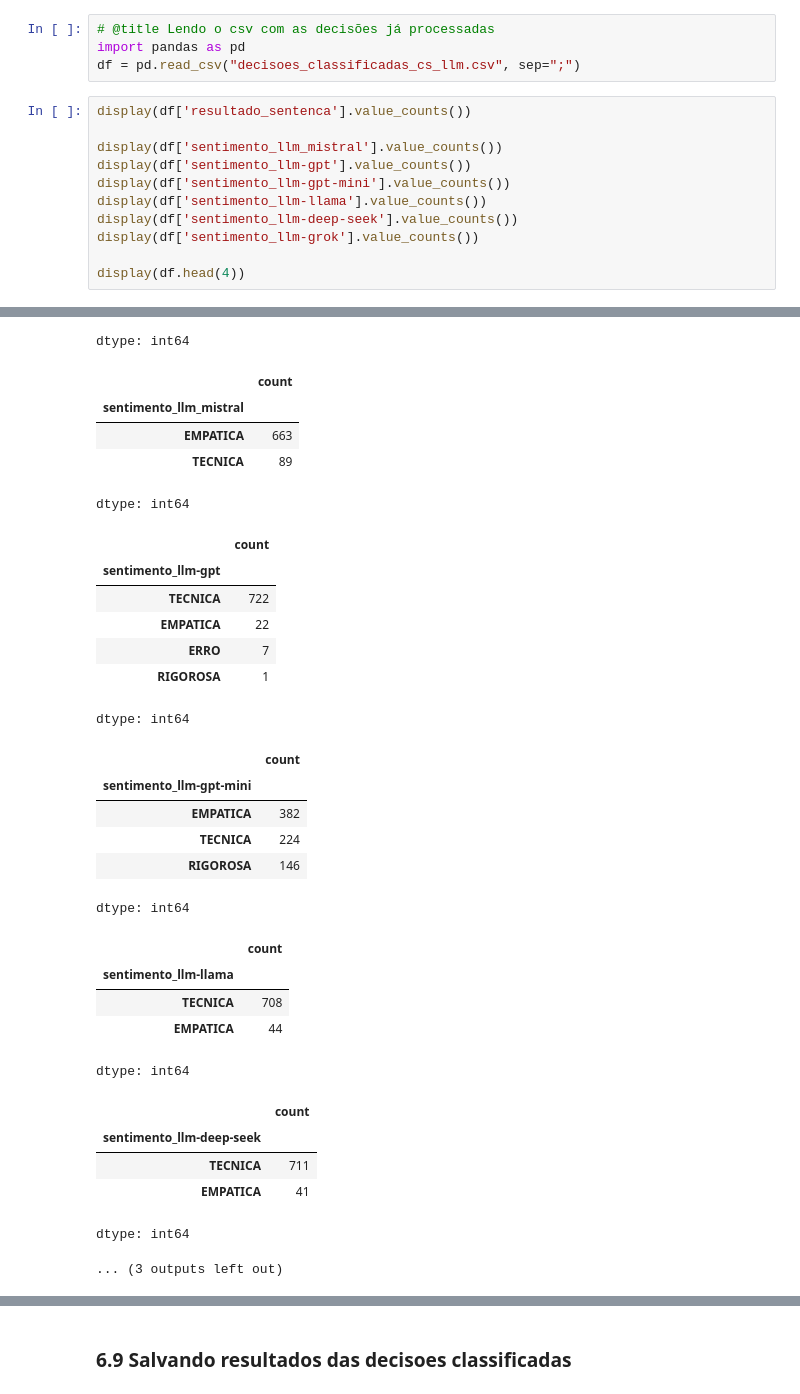
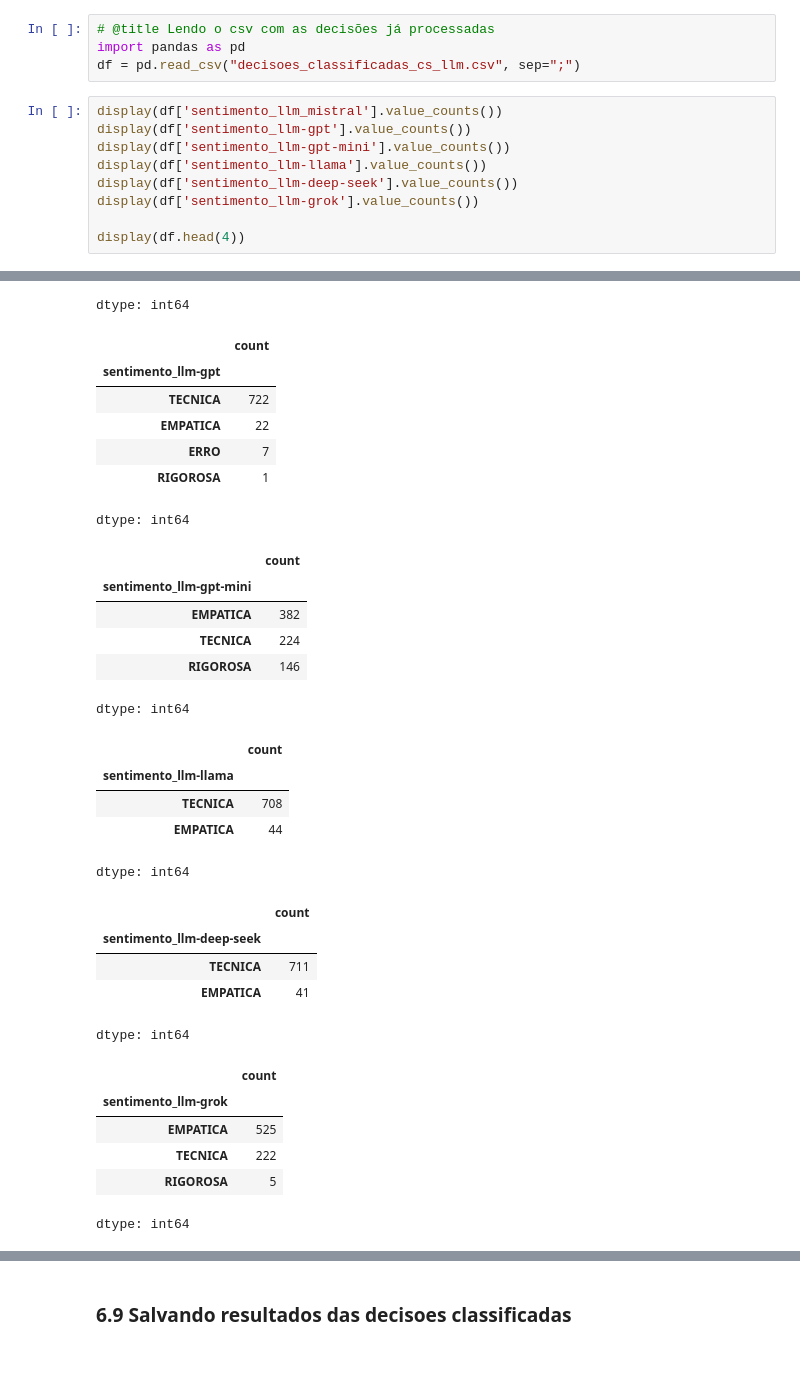
Before and after one commit to GiovanniBrigido/trabalho-final-deep-learning, a Jupyter notebook: Notebook_2_Analises.ipynb, the cells around one changed output, grey strips where cells are left out. Cells and saved outputs as stored; diff of their text form; blank space fills up the shorter version.

```diff
--- a/Notebook_2_Analises.ipynb
+++ b/Notebook_2_Analises.ipynb
@@ -923,8 +1003,6 @@ df["sentimento_llm-grok"] = df.apply(lambda sentiment: classificar_tom(sentiment
 import pandas as pd
 df = pd.read_csv("decisoes_classificadas_cs_llm.csv", sep=";")
 # %%
-display(df['resultado_sentenca'].value_counts())
-
 display(df['sentimento_llm_mistral'].value_counts())
 display(df['sentimento_llm-gpt'].value_counts())
 display(df['sentimento_llm-gpt-mini'].value_counts())
@@ -941,30 +1019,30 @@ display(df.head(4))
 dtype: int64
 |  | count |
-| sentimento_llm_mistral |  |
-| EMPATICA | 663 |
-| TECNICA | 89 |
+| sentimento_llm-gpt |  |
+| TECNICA | 722 |
+| EMPATICA | 22 |
+| ERRO | 7 |
+| RIGOROSA | 1 |
 dtype: int64
 |  | count |
-| sentimento_llm-gpt |  |
-| TECNICA | 722 |
-| EMPATICA | 22 |
-| ERRO | 7 |
-| RIGOROSA | 1 |
+| sentimento_llm-gpt-mini |  |
+| EMPATICA | 382 |
+| TECNICA | 224 |
+| RIGOROSA | 146 |
 dtype: int64
 |  | count |
-| sentimento_llm-gpt-mini |  |
-| EMPATICA | 382 |
-| TECNICA | 224 |
-| RIGOROSA | 146 |
+| sentimento_llm-llama |  |
+| TECNICA | 708 |
+| EMPATICA | 44 |
 dtype: int64
 |  | count |
-| sentimento_llm-llama |  |
-| TECNICA | 708 |
-| EMPATICA | 44 |
+| sentimento_llm-deep-seek |  |
+| TECNICA | 711 |
+| EMPATICA | 41 |
 dtype: int64
 |  | count |
-| sentimento_llm-deep-seek |  |
-| TECNICA | 711 |
-| EMPATICA | 41 |
+| sentimento_llm-grok |  |
+| EMPATICA | 525 |
+| TECNICA | 222 |
+| RIGOROSA | 5 |
 dtype: int64
-... (3 outputs left out)
```
Also changed, not shown: parts of 96 cells of this notebook, 42 other files.
